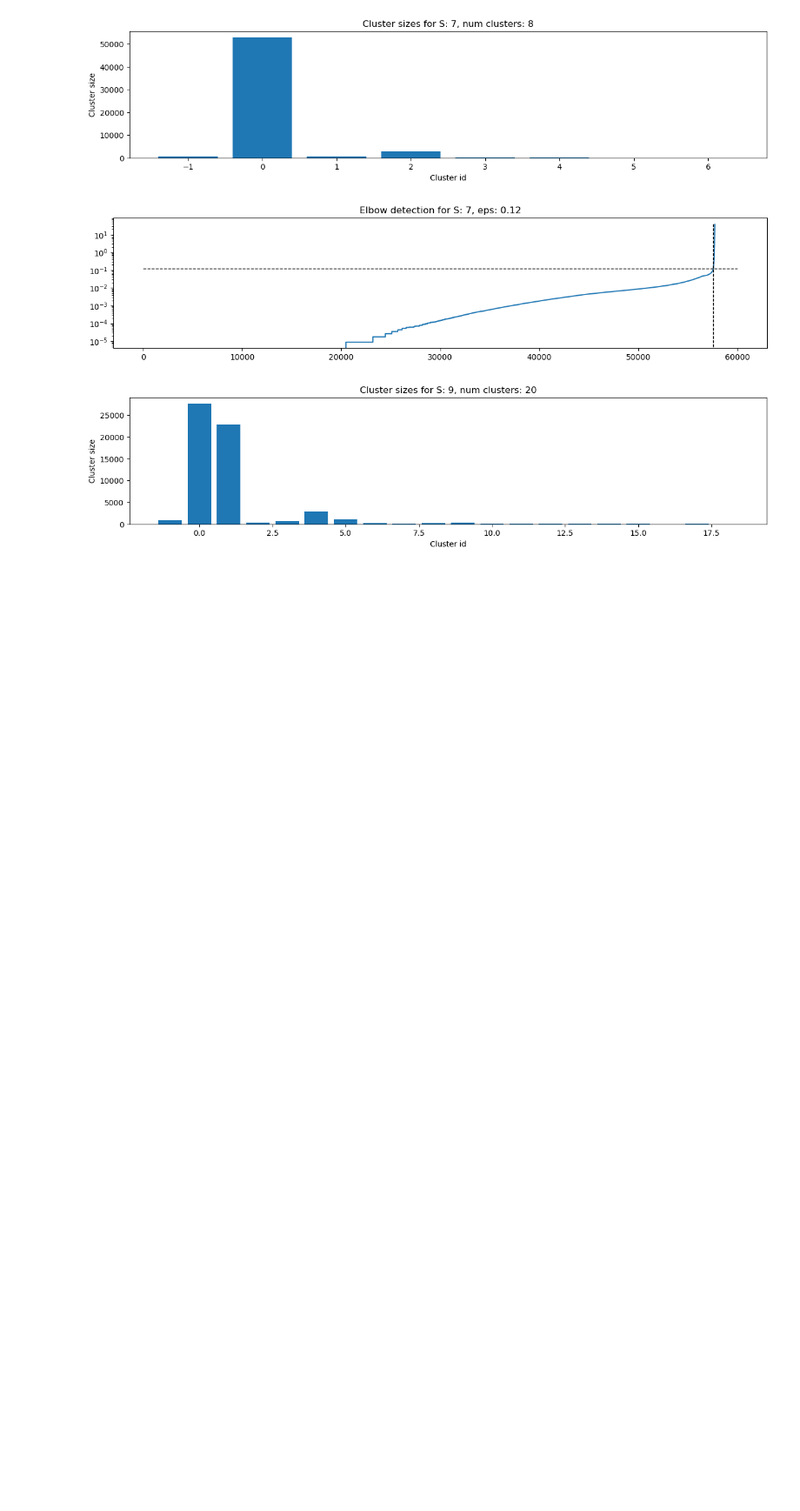
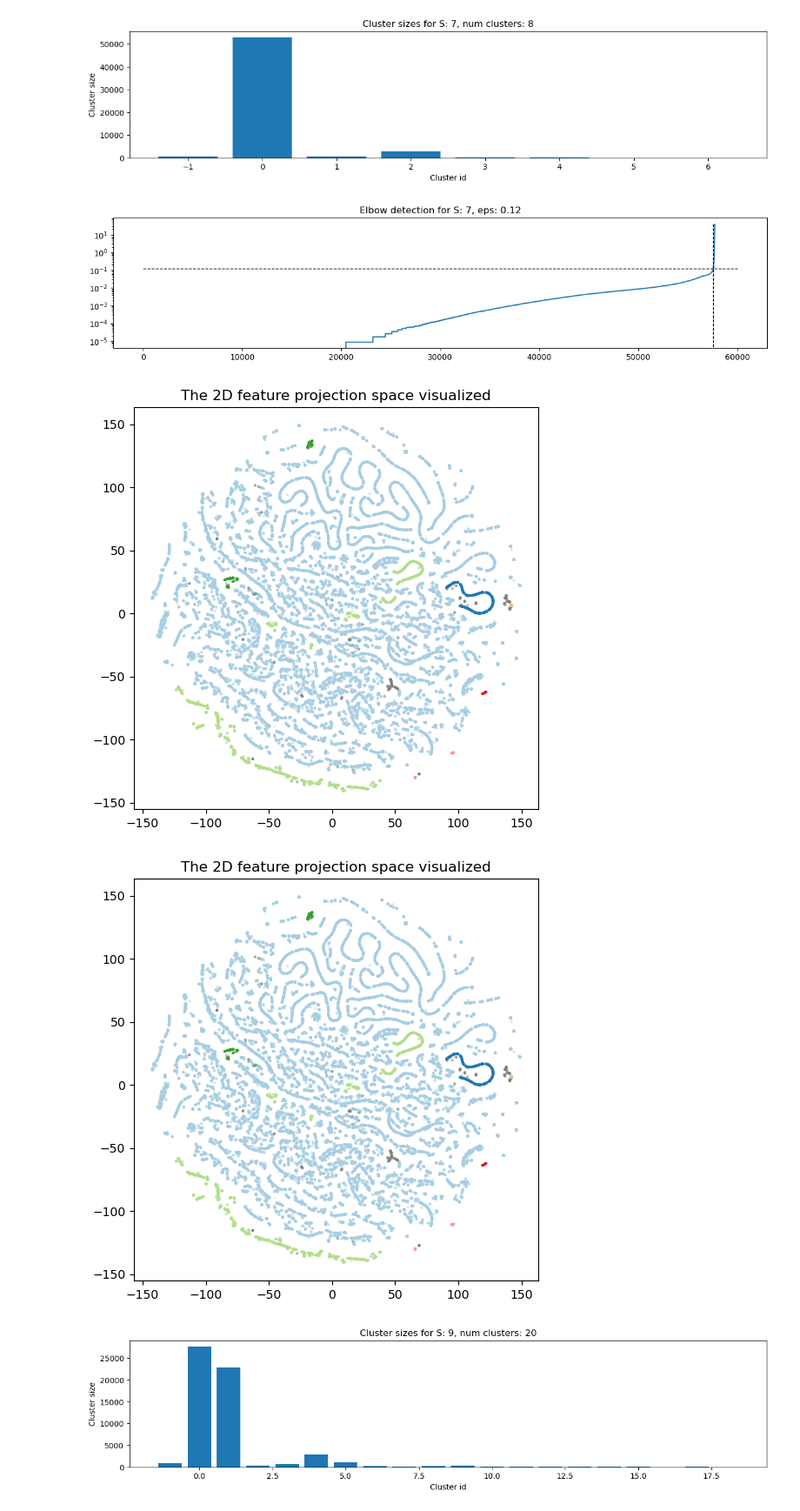
Before and after one commit to ivan-zapreev/ML-PT, a Jupyter notebook: 03_tune_dbscan.ipynb, the cells around one changed output. Shown at 87% size. Drawn from its saved outputs; the diff is of its cells as text; code cells hidden in the pictures; blank space fills up the shorter version.

```diff
--- a/03_tune_dbscan.ipynb
+++ b/03_tune_dbscan.ipynb
@@ -78,11 +93,18 @@ plot_cluster_sizes_for_s(s_values, s_results, 1)
 # %%
 # Let us check on the being and end constant cluster size ranges
-plot_cluster_sizes_for_s(s_values, s_results, 3)
-plot_cluster_sizes_for_s(s_values, s_results, 7)
+data_3 = plot_cluster_sizes_for_s(s_values, s_results, 3)
+data_7 = plot_cluster_sizes_for_s(s_values, s_results, 7)
 # %% [output]
 [figure]
 [figure]
 [figure]
 [figure]
+# %%
+# Visualize the space clusters
+plot_2d_feature_space_clusters(X_proj, data_3['clusterer'])
+plot_2d_feature_space_clusters(X_proj, data_7['clusterer'])
+# %% [output]
+[figure, added]
+[figure, added]
 # %%
 # Let us check on the being and end constant cluster size ranges
```
Also changed, not shown: parts of 12 cells of this notebook, 5 other files.
